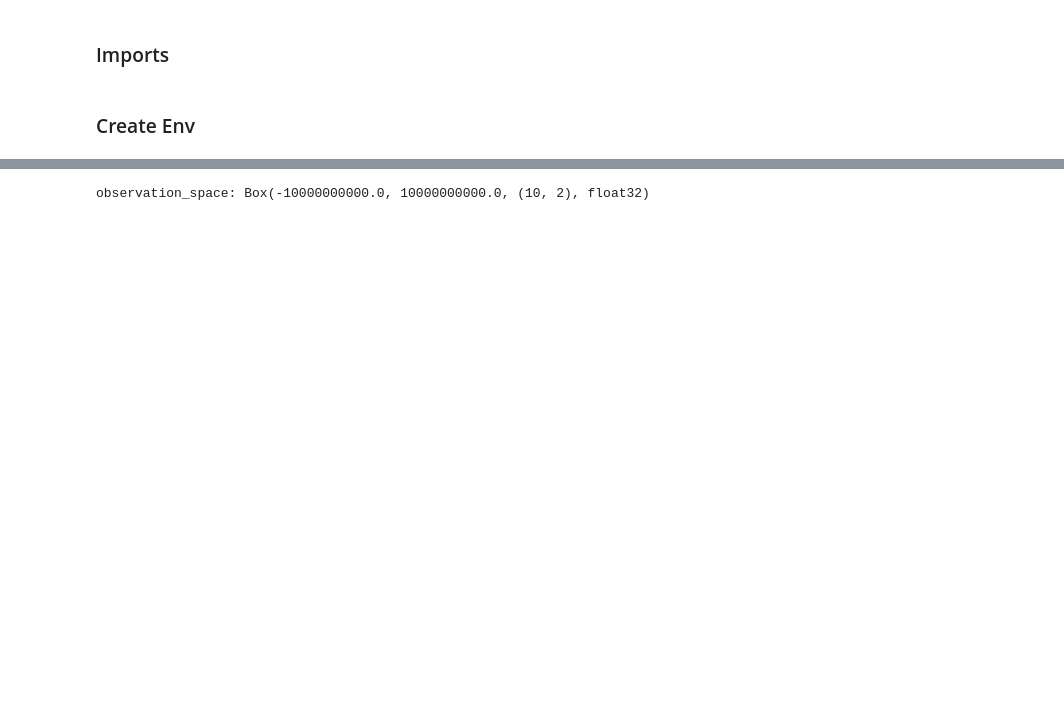
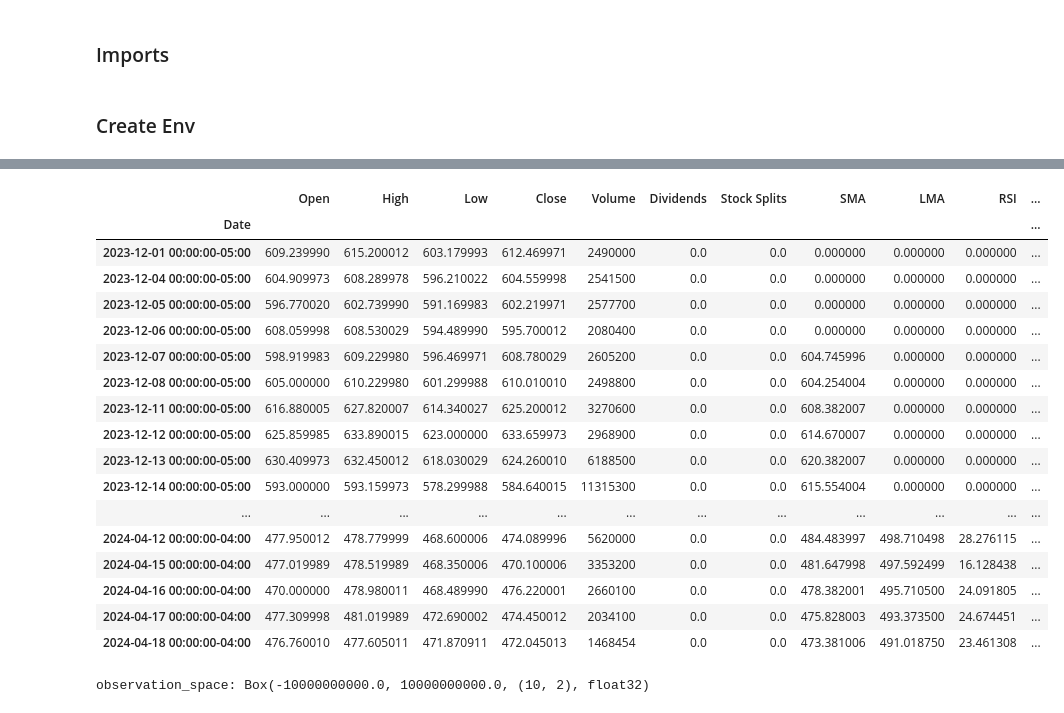
Before and after one commit to ChopinNo3Op9/RL-Based-Gym-Trading, a Jupyter notebook: examples/SB3_a2c_quantstats_title.ipynb, the cells around one changed output, grey strips where cells are left out. Cells and saved outputs as stored; diff of their text form; code cells hidden in the pictures; blank space fills up the shorter version.

```diff
--- a/examples/SB3_a2c_quantstats_title.ipynb
+++ b/examples/SB3_a2c_quantstats_title.ipynb
@@ -16,3 +16,7 @@ import quantstats as qs
 from stable_baselines3 import A2C, PPO
 # %% [markdown]
 ### Create Env
+# %%
+df = yf.Ticker("ADBE")
+df = df.history(period="max")
+df
@@ -19,3 +38,24 @@ from stable_baselines3 import A2C, PPO
+# %%
+df.loc['2023-12-01':, :]
+# %% [output]
+|  | Open | High | Low | Close | Volume | Dividends | Stock Splits | SMA | LMA | RSI | ... |
+| Date |  |  |  |  |  |  |  |  |  |  | ... |
+| 2023-12-01 00:00:00-05:00 | 609.239990 | 615.200012 | 603.179993 | 612.469971 | 2490000 | 0.0 | 0.0 | 0.000000 | 0.000000 | 0.000000 | ... |
+| 2023-12-04 00:00:00-05:00 | 604.909973 | 608.289978 | 596.210022 | 604.559998 | 2541500 | 0.0 | 0.0 | 0.000000 | 0.000000 | 0.000000 | ... |
+| 2023-12-05 00:00:00-05:00 | 596.770020 | 602.739990 | 591.169983 | 602.219971 | 2577700 | 0.0 | 0.0 | 0.000000 | 0.000000 | 0.000000 | ... |
+| 2023-12-06 00:00:00-05:00 | 608.059998 | 608.530029 | 594.489990 | 595.700012 | 2080400 | 0.0 | 0.0 | 0.000000 | 0.000000 | 0.000000 | ... |
+| 2023-12-07 00:00:00-05:00 | 598.919983 | 609.229980 | 596.469971 | 608.780029 | 2605200 | 0.0 | 0.0 | 604.745996 | 0.000000 | 0.000000 | ... |
+| 2023-12-08 00:00:00-05:00 | 605.000000 | 610.229980 | 601.299988 | 610.010010 | 2498800 | 0.0 | 0.0 | 604.254004 | 0.000000 | 0.000000 | ... |
+| 2023-12-11 00:00:00-05:00 | 616.880005 | 627.820007 | 614.340027 | 625.200012 | 3270600 | 0.0 | 0.0 | 608.382007 | 0.000000 | 0.000000 | ... |
+| 2023-12-12 00:00:00-05:00 | 625.859985 | 633.890015 | 623.000000 | 633.659973 | 2968900 | 0.0 | 0.0 | 614.670007 | 0.000000 | 0.000000 | ... |
+| 2023-12-13 00:00:00-05:00 | 630.409973 | 632.450012 | 618.030029 | 624.260010 | 6188500 | 0.0 | 0.0 | 620.382007 | 0.000000 | 0.000000 | ... |
+| 2023-12-14 00:00:00-05:00 | 593.000000 | 593.159973 | 578.299988 | 584.640015 | 11315300 | 0.0 | 0.0 | 615.554004 | 0.000000 | 0.000000 | ... |
+| ... | ... | ... | ... | ... | ... | ... | ... | ... | ... | ... | ... |
+| 2024-04-12 00:00:00-04:00 | 477.950012 | 478.779999 | 468.600006 | 474.089996 | 5620000 | 0.0 | 0.0 | 484.483997 | 498.710498 | 28.276115 | ... |
+| 2024-04-15 00:00:00-04:00 | 477.019989 | 478.519989 | 468.350006 | 470.100006 | 3353200 | 0.0 | 0.0 | 481.647998 | 497.592499 | 16.128438 | ... |
+| 2024-04-16 00:00:00-04:00 | 470.000000 | 478.980011 | 468.489990 | 476.220001 | 2660100 | 0.0 | 0.0 | 478.382001 | 495.710500 | 24.091805 | ... |
+| 2024-04-17 00:00:00-04:00 | 477.309998 | 481.019989 | 472.690002 | 474.450012 | 2034100 | 0.0 | 0.0 | 475.828003 | 493.373500 | 24.674451 | ... |
+| 2024-04-18 00:00:00-04:00 | 476.760010 | 477.605011 | 471.870911 | 472.045013 | 1468454 | 0.0 | 0.0 | 473.381006 | 491.018750 | 23.461308 | ... |
 # %%
 import yfinance as yf
 
```
Also changed, not shown: parts of 13 cells of this notebook, 1 other file.
